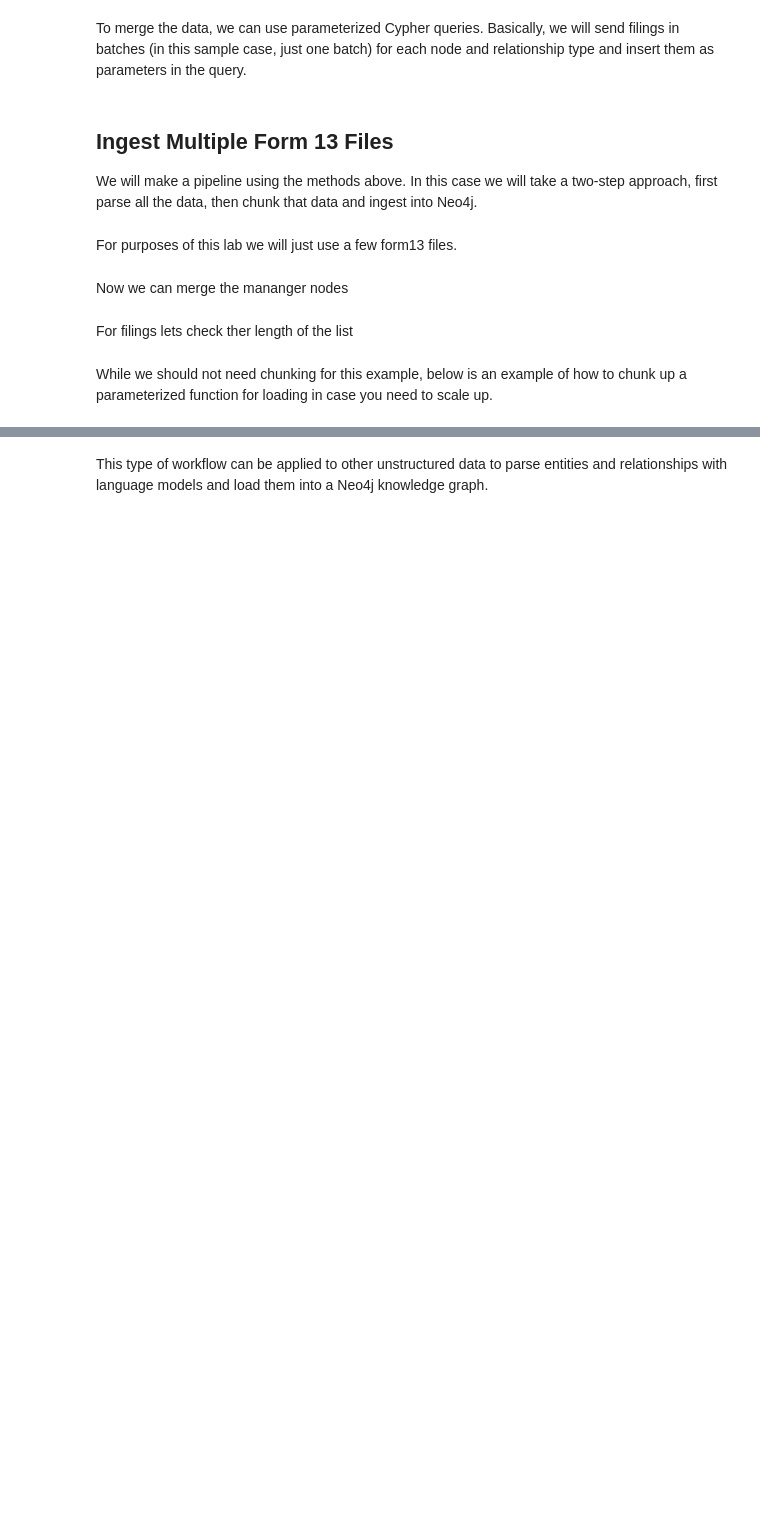
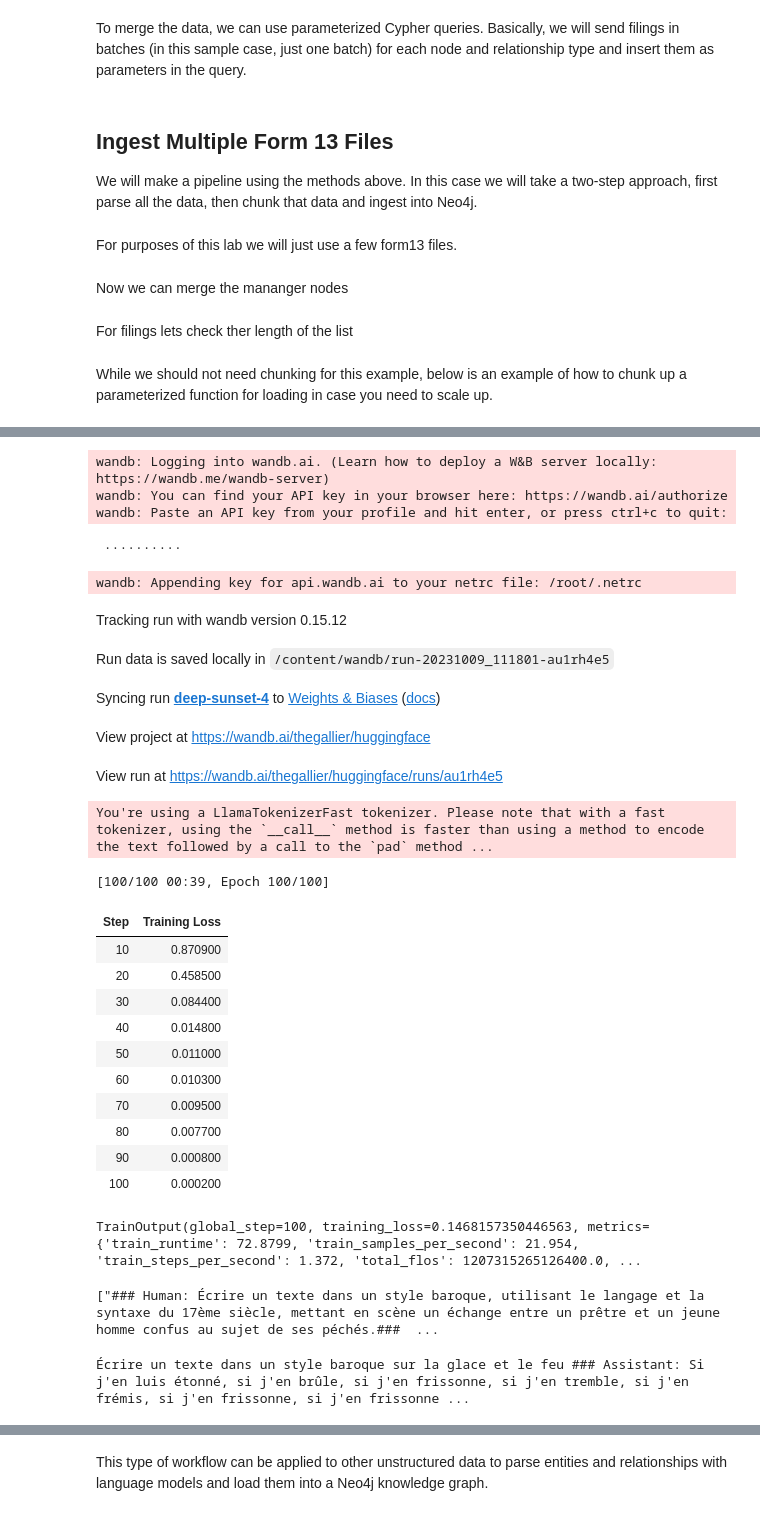
Before and after one commit to thegallier/Differential-DNN, a Jupyter notebook: Lab 5 - Parsing Data/parsing-data.ipynb, the cells around one changed output, grey strips where cells are left out. Saved outputs shown, nothing was run; the diff lists cells and outputs as text; code cells hidden in the pictures; blank space fills up the shorter version.

```diff
--- a/Lab 5 - Parsing Data/parsing-data.ipynb
+++ b/Lab 5 - Parsing Data/parsing-data.ipynb
@@ -558,0 +571,7 @@ for d in chunks(filings_list):
+# %%
+from datasets import load_dataset
+
+#dataset_name = "timdettmers/openassistant-guanaco" ###Human ,.,,,,,, ###Assistant
+
+dataset_name = 'AlexanderDoria/novel17_test' #french novels
+dataset = load_dataset(dataset_name, split="train")
@@ -558,0 +596,17 @@ for d in chunks(filings_list):
+# %%
+tokenizer = AutoTokenizer.from_pretrained(model_name, trust_remote_code=True)
+tokenizer.pad_token = tokenizer.eos_token
+# %%
+from peft import LoraConfig, get_peft_model
+
+lora_alpha = 16
+lora_dropout = 0.1
+lora_r = 64
+
+peft_config = LoraConfig(
+    lora_alpha=lora_alpha,
+    lora_dropout=lora_dropout,
+    r=lora_r,
+    bias="none",
+    task_type="CAUSAL_LM"
+)
@@ -558,0 +643,14 @@ for d in chunks(filings_list):
+# %%
+from trl import SFTTrainer
+
+max_seq_length = 512
+
+trainer = SFTTrainer(
+    model=model,
+    train_dataset=dataset,
+    peft_config=peft_config,
+    dataset_text_field="text",
+    max_seq_length=max_seq_length,
+    tokenizer=tokenizer,
+    args=training_arguments,
+)
@@ -558,0 +661,3 @@ for d in chunks(filings_list):
+# %%
+trainer.train()
+# %% [output]
@@ -558,0 +665,24 @@ for d in chunks(filings_list):
+wandb: Logging into wandb.ai. (Learn how to deploy a W&B server locally: https://wandb.me/wandb-server)
+wandb: You can find your API key in your browser here: https://wandb.ai/authorize
+wandb: Paste an API key from your profile and hit enter, or press ctrl+c to quit:
+ ··········
+wandb: Appending key for api.wandb.ai to your netrc file: /root/.netrc
+Tracking run with wandb version 0.15.12
+Run data is saved locally in /content/wandb/run-20231009_111801-au1rh4e5
+Syncing run deep-sunset-4 to Weights & Biases (docs)
+View project at https://wandb.ai/thegallier/huggingface
+View run at https://wandb.ai/thegallier/huggingface/runs/au1rh4e5
+You're using a LlamaTokenizerFast tokenizer. Please note that with a fast tokenizer, using the `__call__` method is faster than using a method to encode the text followed by a call to the `pad` method ...
+[100/100 00:39, Epoch 100/100]
+| Step | Training Loss |
+| 10 | 0.870900 |
+| 20 | 0.458500 |
+| 30 | 0.084400 |
+| 40 | 0.014800 |
+| 50 | 0.011000 |
+| 60 | 0.010300 |
+| 70 | 0.009500 |
+| 80 | 0.007700 |
+| 90 | 0.000800 |
+| 100 | 0.000200 |
+TrainOutput(global_step=100, training_loss=0.1468157350446563, metrics={'train_runtime': 72.8799, 'train_samples_per_second': 21.954, 'train_steps_per_second': 1.372, 'total_flos': 1207315265126400.0, ...
@@ -558,0 +695,13 @@ for d in chunks(filings_list):
+# %%
+dataset['text']
+# %% [output]
+["### Human: Écrire un texte dans un style baroque, utilisant le langage et la syntaxe du 17ème siècle, mettant en scène un échange entre un prêtre et un jeune homme confus au sujet de ses péchés.###  ...
+# %%
+text = "Écrire un texte dans un style baroque sur la glace et le feu ### Assistant: Si j'en luis éton"
+device = "cuda:0"
+
+inputs = tokenizer(text, return_tensors="pt").to(device)
+outputs = model.generate(**inputs, max_new_tokens=50)
+print(tokenizer.decode(outputs[0], skip_special_tokens=True))
+# %% [output]
+Écrire un texte dans un style baroque sur la glace et le feu ### Assistant: Si j'en luis étonné, si j'en brûle, si j'en frissonne, si j'en tremble, si j'en frémis, si j'en frissonne, si j'en frissonne ...
```
Also changed, not shown: parts of 21 cells of this notebook.
